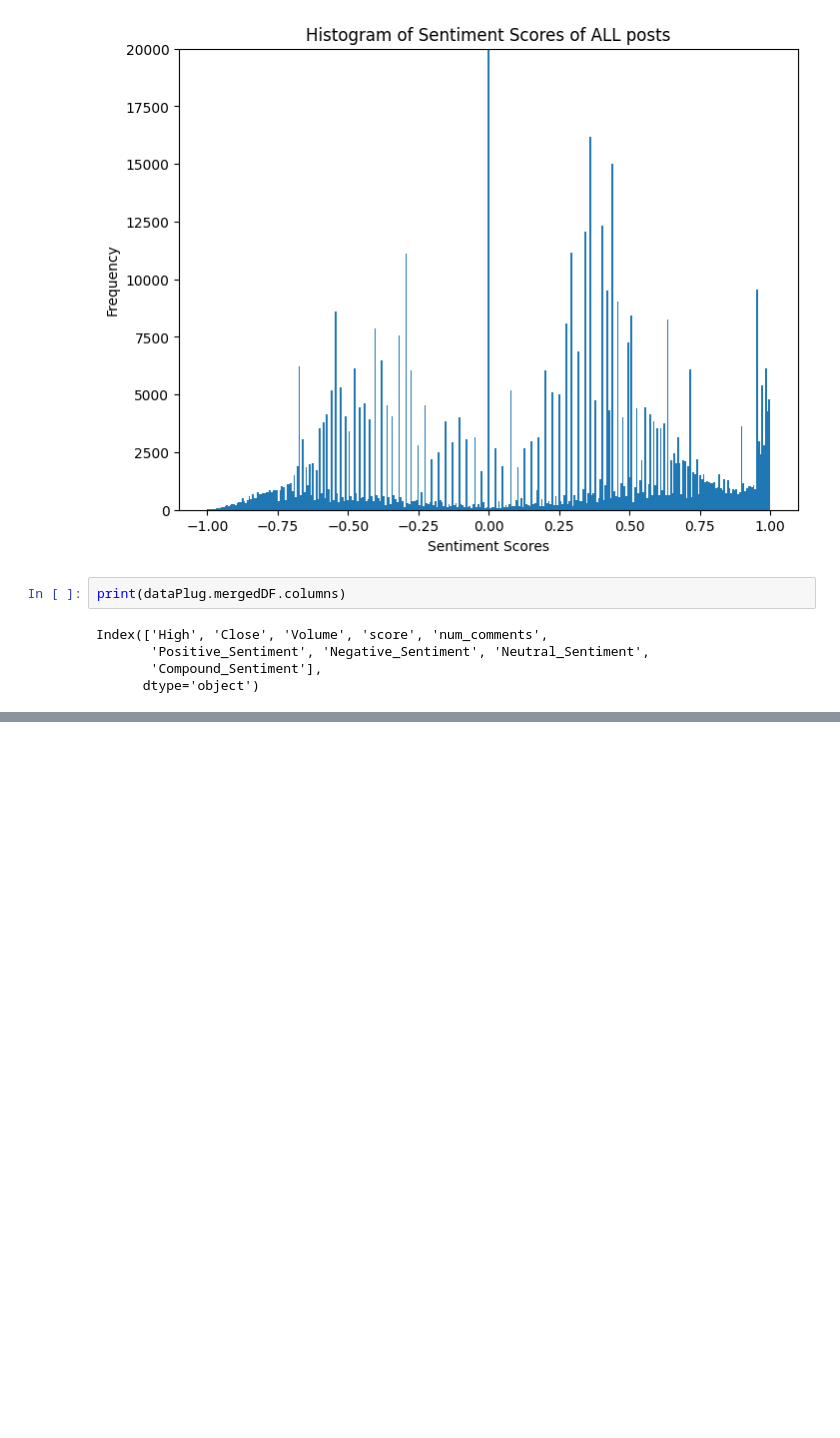
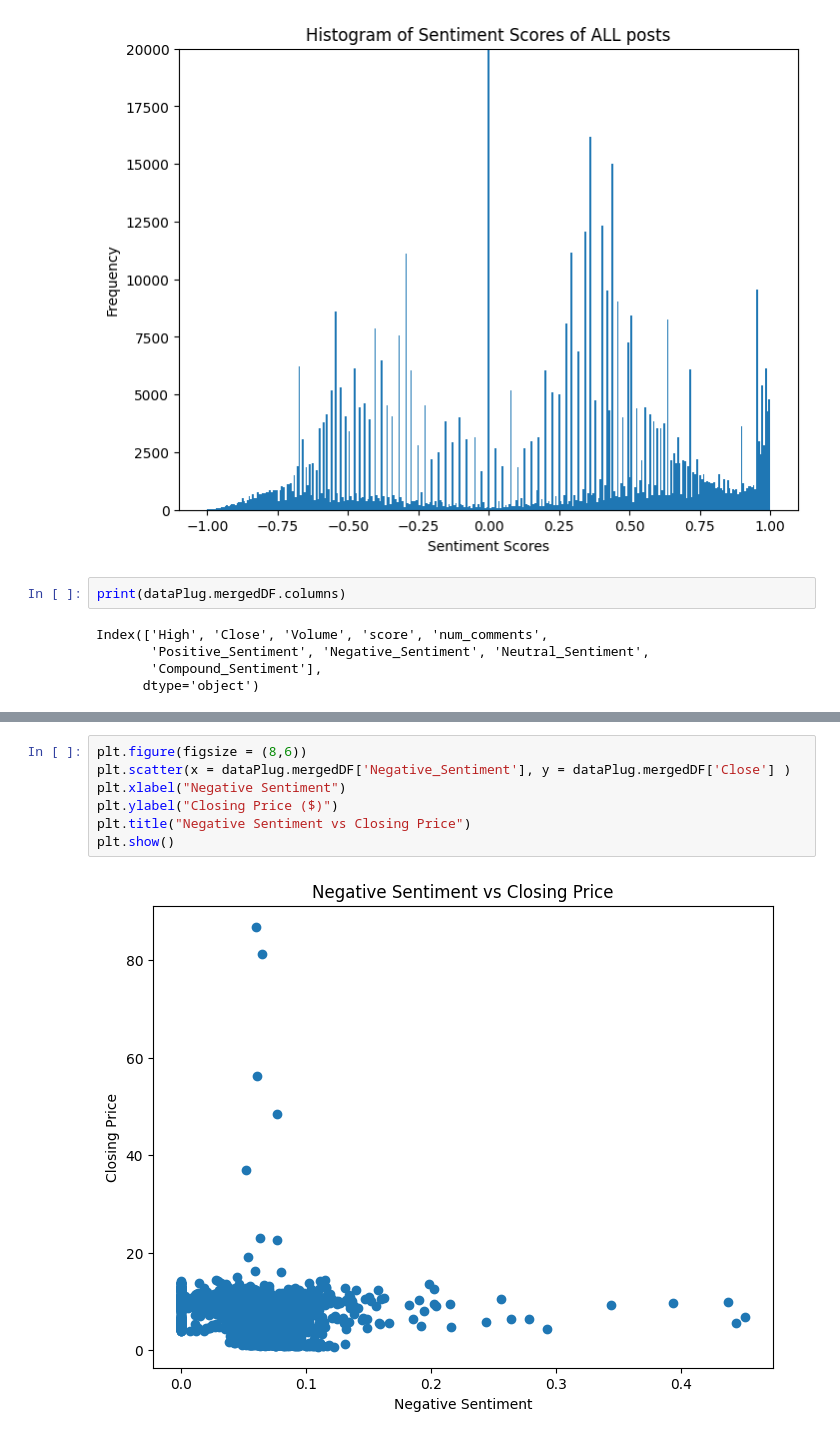
Before and after one commit to JKelly423/SqueezeNet, a Jupyter notebook: src/visuals.ipynb, the cells around one changed output, grey strips where cells are left out. Drawn from its saved outputs; the diff is of its cells as text; blank space fills up the shorter version.

```diff
--- a/src/visuals.ipynb
+++ b/src/visuals.ipynb
@@ -119,6 +129,15 @@ plt.title("Positive Sentiment vs Closing Price")
 plt.show()
 # %% [output]
 [figure]
+# %%
+plt.figure(figsize = (8,6))
+plt.scatter(x = dataPlug.mergedDF['Negative_Sentiment'], y = dataPlug.mergedDF['Close'] )
+plt.xlabel("Negative Sentiment")
+plt.ylabel("Closing Price ($)")
+plt.title("Negative Sentiment vs Closing Price")
+plt.show()
+# %% [output]
+[figure, added]
 # %%
 plt.figure(figsize = (8,6))
 plt.scatter(x = dataPlug.mergedDF['score'], y = dataPlug.mergedDF['Close'] )
```
Also changed, not shown: parts of 12 cells of this notebook.
